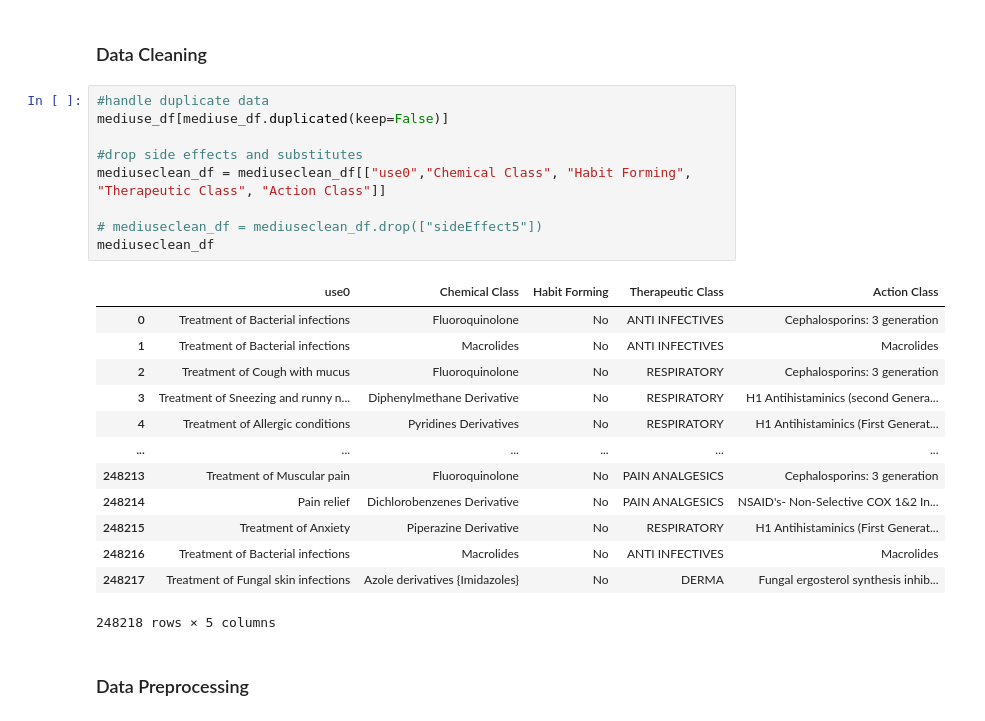
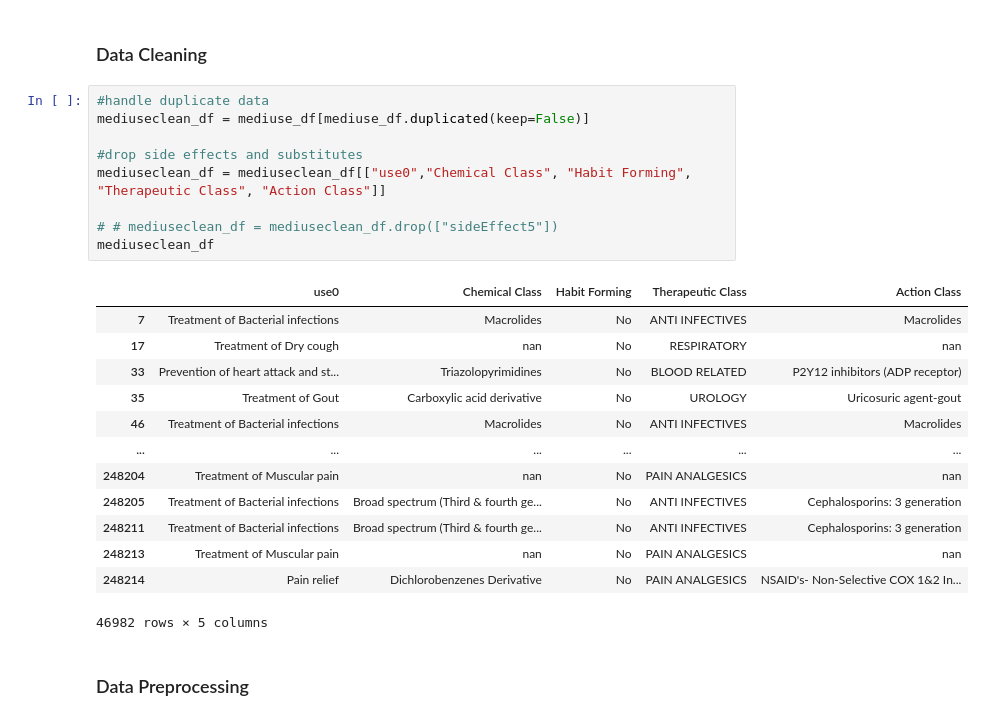
Before and after one commit to 4vantikanair/MandA_Project, a Jupyter notebook: Medication_and_Addiction.ipynb, the cells around one changed output. Drawn from its saved outputs; the diff is of its cells as text.

```diff
--- a/Medication_and_Addiction.ipynb
+++ b/Medication_and_Addiction.ipynb
@@ -214,26 +213,26 @@ plt.legend(title="Type of Medication")
 ### Data Cleaning
 # %%
 #handle duplicate data
-mediuse_df[mediuse_df.duplicated(keep=False)]
+mediuseclean_df = mediuse_df[mediuse_df.duplicated(keep=False)]
 
 #drop side effects and substitutes
 mediuseclean_df = mediuseclean_df[["use0","Chemical Class", "Habit Forming", "Therapeutic Class", "Action Class"]]
 
-# mediuseclean_df = mediuseclean_df.drop(["sideEffect5"])
+# # mediuseclean_df = mediuseclean_df.drop(["sideEffect5"])
 mediuseclean_df
 # %% [output]
 |  | use0 | Chemical Class | Habit Forming | Therapeutic Class | Action Class |
-| 0 | Treatment of Bacterial infections | Fluoroquinolone | No | ANTI INFECTIVES | Cephalosporins: 3 generation |
-| 1 | Treatment of Bacterial infections | Macrolides | No | ANTI INFECTIVES | Macrolides |
-| 2 | Treatment of Cough with mucus | Fluoroquinolone | No | RESPIRATORY | Cephalosporins: 3 generation |
-| 3 | Treatment of Sneezing and runny n... | Diphenylmethane Derivative | No | RESPIRATORY | H1 Antihistaminics (second Genera... |
-| 4 | Treatment of Allergic conditions | Pyridines Derivatives | No | RESPIRATORY | H1 Antihistaminics (First Generat... |
+| 7 | Treatment of Bacterial infections | Macrolides | No | ANTI INFECTIVES | Macrolides |
+| 17 | Treatment of Dry cough | nan | No | RESPIRATORY | nan |
+| 33 | Prevention of heart attack and st... | Triazolopyrimidines | No | BLOOD RELATED | P2Y12 inhibitors (ADP receptor) |
+| 35 | Treatment of Gout | Carboxylic acid derivative | No | UROLOGY | Uricosuric agent-gout |
+| 46 | Treatment of Bacterial infections | Macrolides | No | ANTI INFECTIVES | Macrolides |
 | ... | ... | ... | ... | ... | ... |
-| 248213 | Treatment of Muscular pain | Fluoroquinolone | No | PAIN ANALGESICS | Cephalosporins: 3 generation |
+| 248204 | Treatment of Muscular pain | nan | No | PAIN ANALGESICS | nan |
+| 248205 | Treatment of Bacterial infections | Broad spectrum (Third & fourth ge... | No | ANTI INFECTIVES | Cephalosporins: 3 generation |
+| 248211 | Treatment of Bacterial infections | Broad spectrum (Third & fourth ge... | No | ANTI INFECTIVES | Cephalosporins: 3 generation |
+| 248213 | Treatment of Muscular pain | nan | No | PAIN ANALGESICS | nan |
 | 248214 | Pain relief | Dichlorobenzenes Derivative | No | PAIN ANALGESICS | NSAID's- Non-Selective COX 1&2 In... |
-| 248215 | Treatment of Anxiety | Piperazine Derivative | No | RESPIRATORY | H1 Antihistaminics (First Generat... |
-| 248216 | Treatment of Bacterial infections | Macrolides | No | ANTI INFECTIVES | Macrolides |
-| 248217 | Treatment of Fungal skin infections | Azole derivatives {Imidazoles} | No | DERMA | Fungal ergosterol synthesis inhib... |
-248218 rows × 5 columns
+46982 rows × 5 columns
 # %% [markdown]
 ### Data Preprocessing
```
Also changed, not shown: parts of 57 cells of this notebook.
